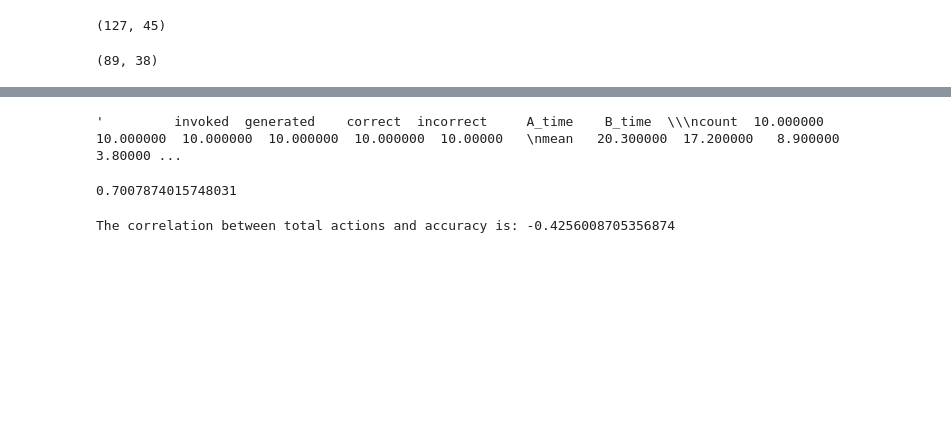
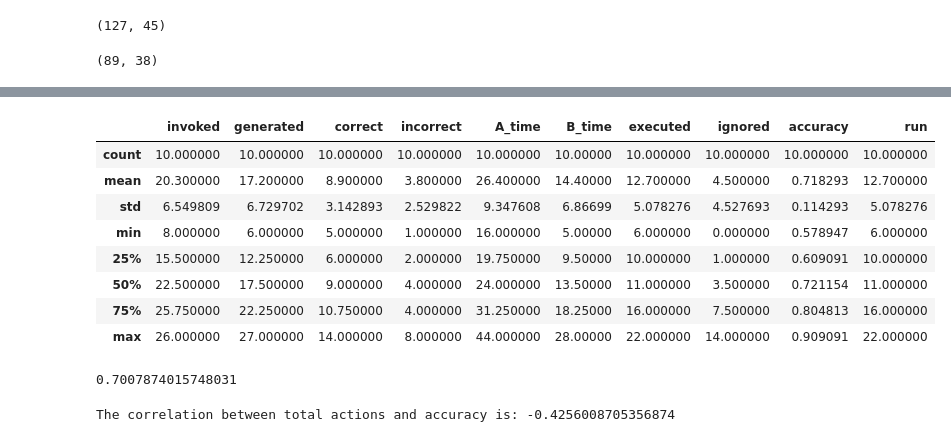
Before and after one commit to nedimazar/thesisPublic, a Jupyter notebook: src/userStudy/Usage Analysis.ipynb, the cells around one changed output, grey strips where cells are left out. Cells and saved outputs as stored; diff of their text form; code cells hidden in the pictures; blank space fills up the shorter version.

```diff
--- a/src/userStudy/Usage Analysis.ipynb
+++ b/src/userStudy/Usage Analysis.ipynb
@@ -135,12 +135,20 @@ fig.show()
 # %%
 # Average individual metrics
 df['executed'] = df.correct + df.incorrect
 df['ignored'] = df.generated - df.executed
 df['accuracy'] = df.correct / df.executed
 df['run'] = df.correct + df.incorrect
-repr(df.describe())
+df.describe()
 # %% [output]
-'         invoked  generated    correct  incorrect     A_time    B_time  \\\ncount  10.000000  10.000000  10.000000  10.000000  10.000000  10.00000   \nmean   20.300000  17.200000   8.900000   3.80000 ...
+|  | invoked | generated | correct | incorrect | A_time | B_time | executed | ignored | accuracy | run |
+| count | 10.000000 | 10.000000 | 10.000000 | 10.000000 | 10.000000 | 10.00000 | 10.000000 | 10.000000 | 10.000000 | 10.000000 |
+| mean | 20.300000 | 17.200000 | 8.900000 | 3.800000 | 26.400000 | 14.40000 | 12.700000 | 4.500000 | 0.718293 | 12.700000 |
+| std | 6.549809 | 6.729702 | 3.142893 | 2.529822 | 9.347608 | 6.86699 | 5.078276 | 4.527693 | 0.114293 | 5.078276 |
+| min | 8.000000 | 6.000000 | 5.000000 | 1.000000 | 16.000000 | 5.00000 | 6.000000 | 0.000000 | 0.578947 | 6.000000 |
+| 25% | 15.500000 | 12.250000 | 6.000000 | 2.000000 | 19.750000 | 9.50000 | 10.000000 | 1.000000 | 0.609091 | 10.000000 |
+| 50% | 22.500000 | 17.500000 | 9.000000 | 4.000000 | 24.000000 | 13.50000 | 11.000000 | 3.500000 | 0.721154 | 11.000000 |
+| 75% | 25.750000 | 22.250000 | 10.750000 | 4.000000 | 31.250000 | 18.25000 | 16.000000 | 7.500000 | 0.804813 | 16.000000 |
+| max | 26.000000 | 27.000000 | 14.000000 | 8.000000 | 44.000000 | 28.00000 | 22.000000 | 14.000000 | 0.909091 | 22.000000 |
 # %%
 df.correct.sum()/(df.incorrect.sum() + df.correct.sum())
 # %% [output]
```
Also changed, not shown: parts of 5 cells of this notebook, 3 other files.
